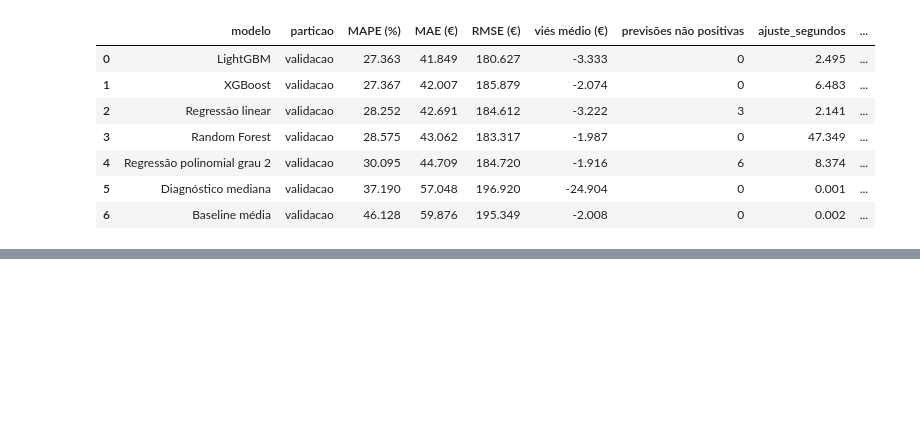
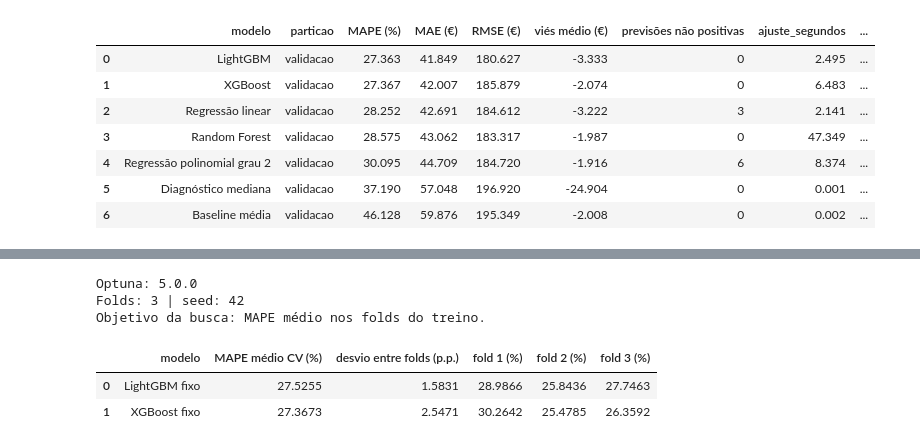
Before and after one commit to guigrandim/airbnb_price, a Jupyter notebook: notebooks/price_prediction.ipynb, the cells around one changed output, grey strips where cells are left out. Drawn from its saved outputs; the diff is of its cells as text; code cells hidden in the pictures; blank space fills up the shorter version.

```diff
--- a/notebooks/price_prediction.ipynb
+++ b/notebooks/price_prediction.ipynb
@@ -8183,0 +8357,80 @@ As versões do ambiente são scikit-learn 1.7.2, XGBoost 3.2.0 e LightGBM 4.7.0.
+# %%
+# 1. Importa validação cruzada, clonagem, pipelines e os estimadores de referência.
+from sklearn.base import clone
+from sklearn.model_selection import KFold, cross_val_score
+from sklearn.pipeline import Pipeline
+from lightgbm import LGBMRegressor
+from xgboost import XGBRegressor
+import optuna
+
+# 2. Fixa o desenho de CV e as configurações de referência da Etapa 07.
+stage08_cv = KFold(n_splits=3, shuffle=True, random_state=42)
+stage08_fixed_lgbm_params = {
+    "n_estimators": 300,
+    "learning_rate": 0.05,
+    "num_leaves": 31,
+    "subsample": 0.8,
+    "subsample_freq": 1,
+    "colsample_bytree": 0.8,
+    "reg_lambda": 1.0,
+    "random_state": 42,
+    "n_jobs": -1,
+    "verbosity": -1,
+}
+stage08_fixed_xgb_params = {
+    "n_estimators": 300,
+    "max_depth": 6,
+    "learning_rate": 0.05,
+    "subsample": 0.8,
+    "colsample_bytree": 0.8,
+    "reg_lambda": 1.0,
+    "objective": "reg:squarederror",
+    "tree_method": "hist",
+    "random_state": 42,
+    "n_jobs": -1,
+    "verbosity": 0,
+}
+
+# 3. Avalia as configurações fixas com pré-processamento reajustado dentro de cada fold.
+stage08_fixed_cv_rows = []
+stage08_fixed_estimators = [
+    ("LightGBM fixo", LGBMRegressor(**stage08_fixed_lgbm_params)),
+    ("XGBoost fixo", XGBRegressor(**stage08_fixed_xgb_params)),
+]
+for stage08_model_name, stage08_estimator in stage08_fixed_estimators:
+    stage08_fixed_pipeline = Pipeline([
+        ("preprocessamento", clone(stage06_tree_preprocessor)),
+        ("estimador", stage08_estimator),
+    ])
+    stage08_fixed_negative_mape = cross_val_score(
+        stage08_fixed_pipeline,
+        stage08_X_train,
+        stage08_y_train,
+        cv=stage08_cv,
+        scoring="neg_mean_absolute_percentage_error",
+        n_jobs=1,
+        error_score="raise",
+    )
+    stage08_fixed_mape_by_fold = -stage08_fixed_negative_mape * 100
+    stage08_fixed_cv_rows.append({
+        "modelo": stage08_model_name,
+        "MAPE médio CV (%)": stage08_fixed_mape_by_fold.mean(),
+        "desvio entre folds (p.p.)": stage08_fixed_mape_by_fold.std(ddof=1),
+        "fold 1 (%)": stage08_fixed_mape_by_fold[0],
+        "fold 2 (%)": stage08_fixed_mape_by_fold[1],
+        "fold 3 (%)": stage08_fixed_mape_by_fold[2],
+    })
+
+# 4. Resume as referências e confirma o pacote e a configuração da busca.
+stage08_fixed_cv_metrics = pd.DataFrame(stage08_fixed_cv_rows)
+print("Optuna:", optuna.__version__)
+print("Folds:", stage08_cv.get_n_splits(), "| seed:", stage08_cv.random_state)
+print("Objetivo da busca: MAPE médio nos folds do treino.")
+display(stage08_fixed_cv_metrics.round(4))
+# %% [output]
+Optuna: 5.0.0
+Folds: 3 | seed: 42
+Objetivo da busca: MAPE médio nos folds do treino.
+|  | modelo | MAPE médio CV (%) | desvio entre folds (p.p.) | fold 1 (%) | fold 2 (%) | fold 3 (%) |
+| 0 | LightGBM fixo | 27.5255 | 1.5831 | 28.9866 | 25.8436 | 27.7463 |
+| 1 | XGBoost fixo | 27.3673 | 2.5471 | 30.2642 | 25.4785 | 26.3592 |
```
Also changed, not shown: parts of 35 cells of this notebook, 4 other files.
